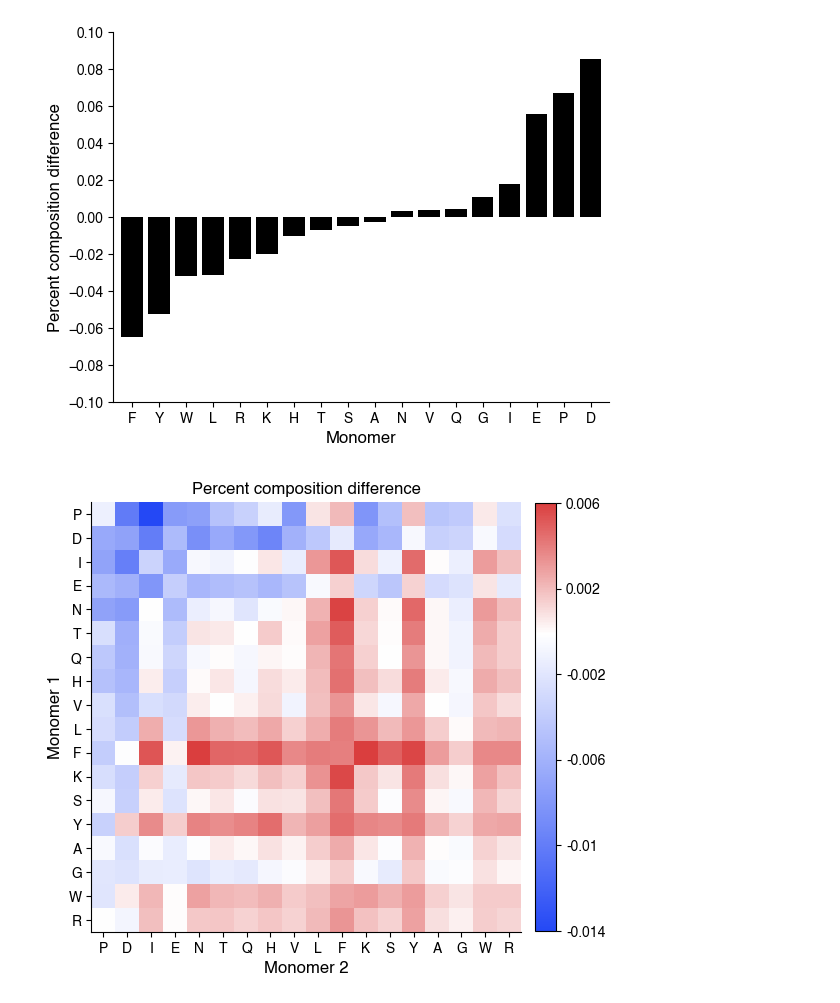
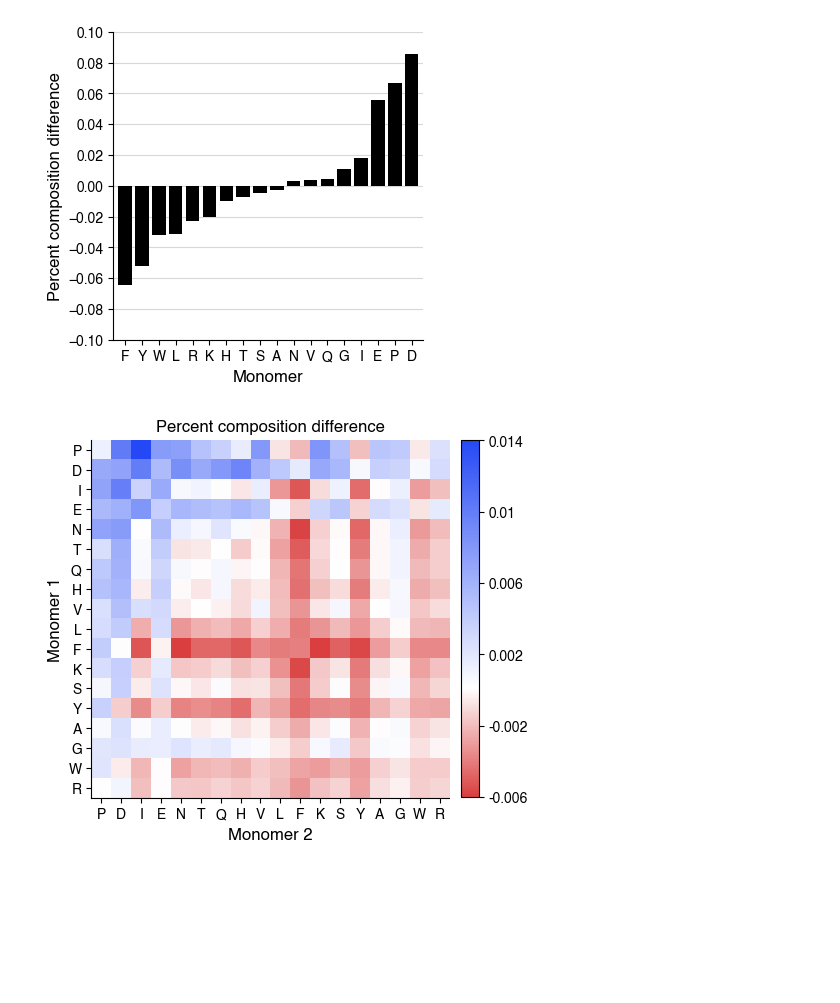
Before and after one commit to lindseyguan/mrna-display, a Jupyter notebook: scripts/plot_motif_counts.ipynb, the cells around one changed output. Saved outputs shown, nothing was run; the diff lists cells and outputs as text; code cells hidden in the pictures; blank space fills up the shorter version.

Commit message:
plotting all motif count figures

```diff
--- a/scripts/plot_motif_counts.ipynb
+++ b/scripts/plot_motif_counts.ipynb
@@ -18,26 +18,31 @@ plt.rcParams['axes.spines.top'] = False
 # %%
 # Monomers
 
 s1_mon_df = pd.read_csv(f'../seq/monomer/S1_monomer_freq.txt').set_index('Monomer')
 s4_mon_df = pd.read_csv(f'../seq/monomer/S4_monomer_freq.txt').set_index('Monomer')
 monomer_change = s4_mon_df - s1_mon_df
 monomer_change = monomer_change.sort_values('Frequency')
 
+AMINO_ACIDS = monomer_change.index
+CLEAVAGE_AAs = ['F', 'L', 'W', 'Y']
+
+fig = plt.figure(figsize=(4, 4))
 plt.bar(monomer_change.index, monomer_change['Frequency'], color='black', zorder=2)
 plt.ylabel('Percent composition difference', fontsize=12)
 plt.xlabel('Monomer', fontsize=12)
 plt.yticks([-0.1 + 0.02*i for i in range(11)])
 plt.xlim(-0.7,len(monomer_change)-.3)
-# plt.grid(True, axis='y', zorder=1)
+plt.grid(True, axis='y', zorder=1, alpha=0.5)
 plt.savefig('../figs/monomer_motif_change.svg', format='svg', dpi=300)
+plt.savefig('../figs/monomer_motif_change.png', format='png', dpi=300)
 plt.show()
 # %% [output]
-[figure, old version]
+[figure, new version]
 # %%
 # Pairs
 s1_pairs_df = pd.read_csv('../seq/pair/S1_pair_freq.txt', na_filter=False).set_index('Pair')
 s4_pairs_df = pd.read_csv('../seq/pair/S4_pair_freq.txt', na_filter=False).set_index('Pair')
-pairs_df = s1_pairs_df - s4_pairs_df
+pairs_df = s4_pairs_df - s1_pairs_df
 
 # Normalize frequencies to 0-1 for cmapping
 max_freq = pairs_df['Frequency'].max()
@@ -46,7 +51,7 @@ pairs_df['Frequency'] = (pairs_df['Frequency'] - min_freq) / (max_freq - min_fre
 midpoint = -min_freq / (max_freq - min_freq)
 
 # Preserve axes order for approx. grouping of change
-pairs_df = pairs_df.sort_values('Frequency')
+pairs_df = pairs_df.sort_values('Frequency', ascending=False)
 axes_order = [s[0] for s in pairs_df.index]
 axes_order = list(dict.fromkeys(axes_order))
 pairs_df = pairs_df.reset_index()
@@ -59,11 +64,11 @@ pairs_df = pairs_df.reindex(axes_order)[axes_order]
 
 # Plot
 fig, ax = plt.subplots(1, 1)
-fig.set_size_inches(6, 6)
+fig.set_size_inches(5, 5)
 gradient = LinearSegmentedColormap.from_list('gradient', (
-                                            (0, (0.145, 0.286, 0.961)),
+                                            (0, (0.855, 0.247, 0.247)),
                                             (midpoint, (1.000, 1.000, 1.000)),
-                                            (1, (0.855, 0.247, 0.247))))
+                                            (1, (0.145, 0.286, 0.961))))
 heatmap = ax.imshow(pairs_df.to_numpy(), cmap=gradient)
 cbar = plt.colorbar(heatmap, ax=ax, fraction=0.046, pad=0.03)
 
@@ -82,6 +87,7 @@ ax.set_yticklabels(pairs_df.index)
 plt.ylabel('Monomer 1', fontsize=12)
 plt.xlabel('Monomer 2', fontsize=12)
 plt.savefig('../figs/pair_motif_change.svg', format='svg', dpi=300)
+plt.savefig('../figs/pair_motif_change.png', format='png', dpi=300)
 plt.show()
 # %% [output]
-[figure, old version]
+[figure, new version]
```
Also changed, not shown: parts of 1 cell of this notebook.
